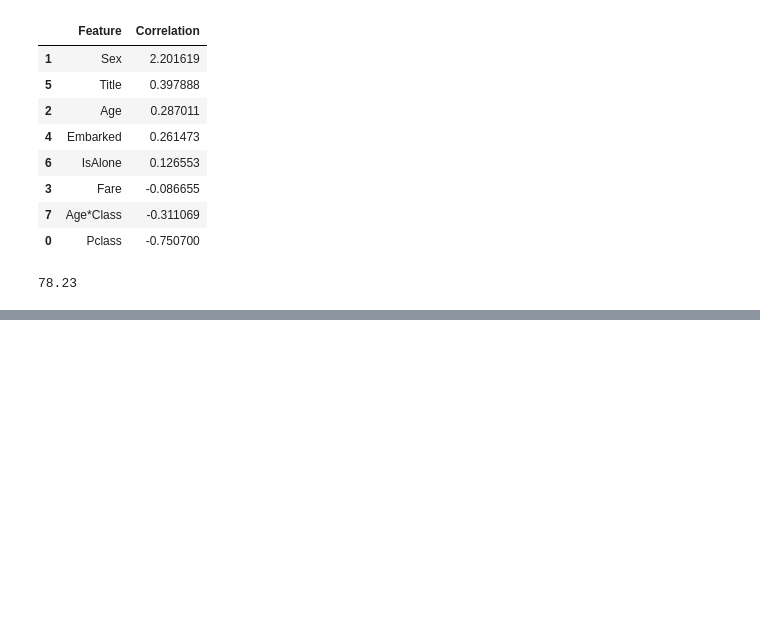
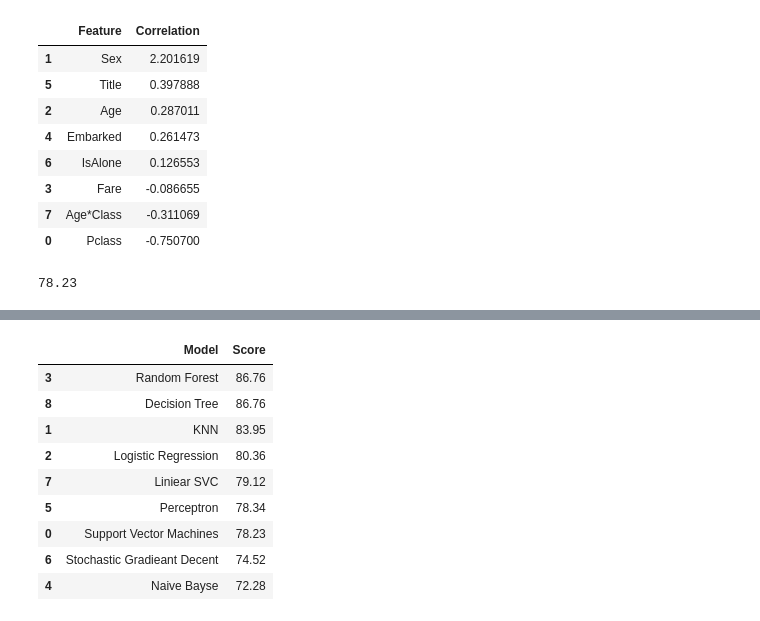
Before and after one commit to ducksfrogs/ma_kaggle, a Jupyter notebook: titanic/jup/eda2.ipynb, the cells around one changed output, grey strips where cells are left out. Cells and saved outputs as stored; diff of their text form; code cells hidden in the pictures; blank space fills up the shorter version.

```diff
--- a/titanic/jup/eda2.ipynb
+++ b/titanic/jup/eda2.ipynb
@@ -526,0 +598,13 @@ train_df.head()
+# %%
+models.sort_values(by='Score', ascending=False)
+# %% [output]
+|  | Model | Score |
+| 3 | Random Forest | 86.76 |
+| 8 | Decision Tree | 86.76 |
+| 1 | KNN | 83.95 |
+| 2 | Logistic Regression | 80.36 |
+| 7 | Liniear SVC | 79.12 |
+| 5 | Perceptron | 78.34 |
+| 0 | Support Vector Machines | 78.23 |
+| 6 | Stochastic Gradieant Decent | 74.52 |
+| 4 | Naive Bayse | 72.28 |
```
Also changed, not shown: parts of 12 cells of this notebook, 5 other files.
